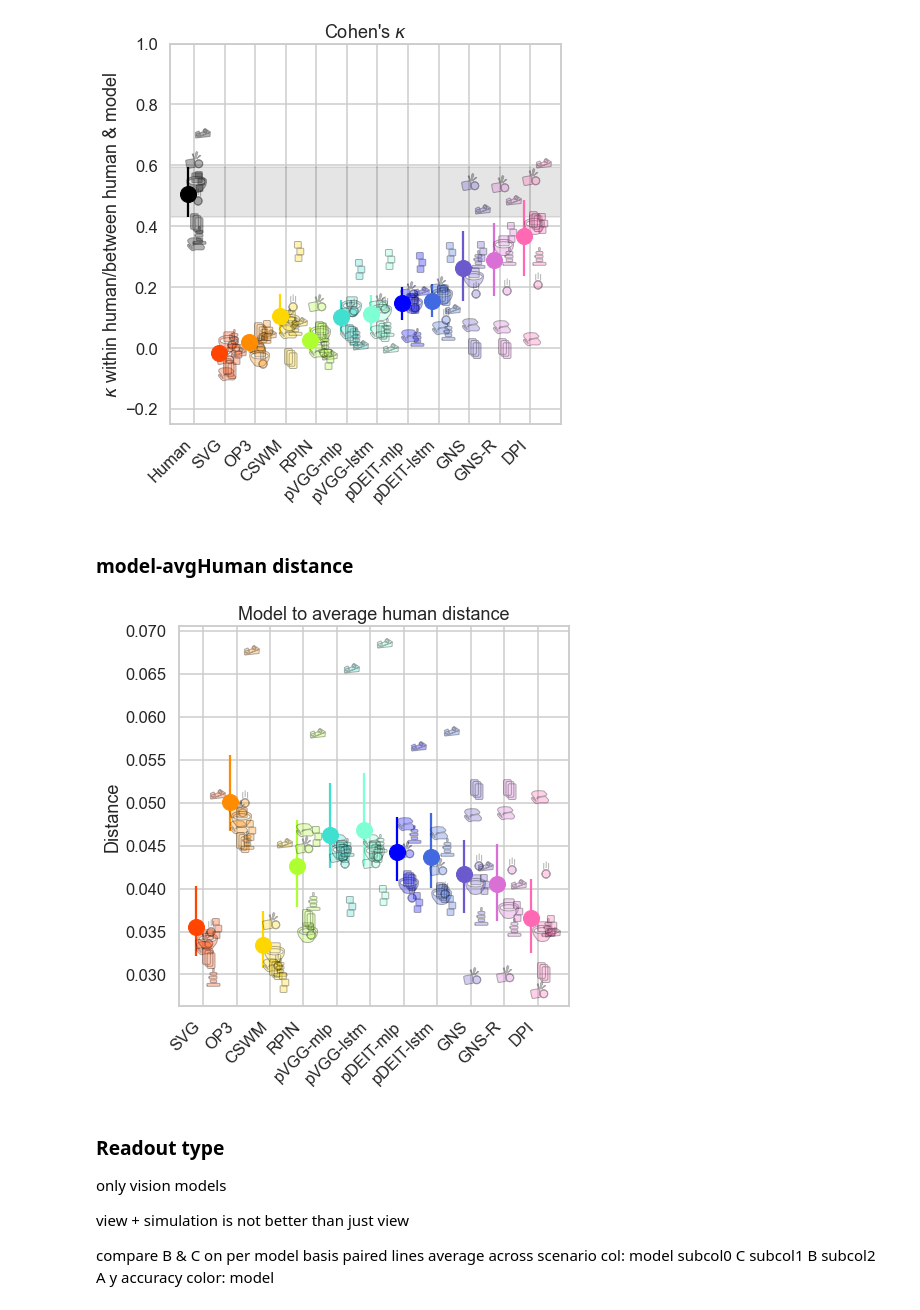
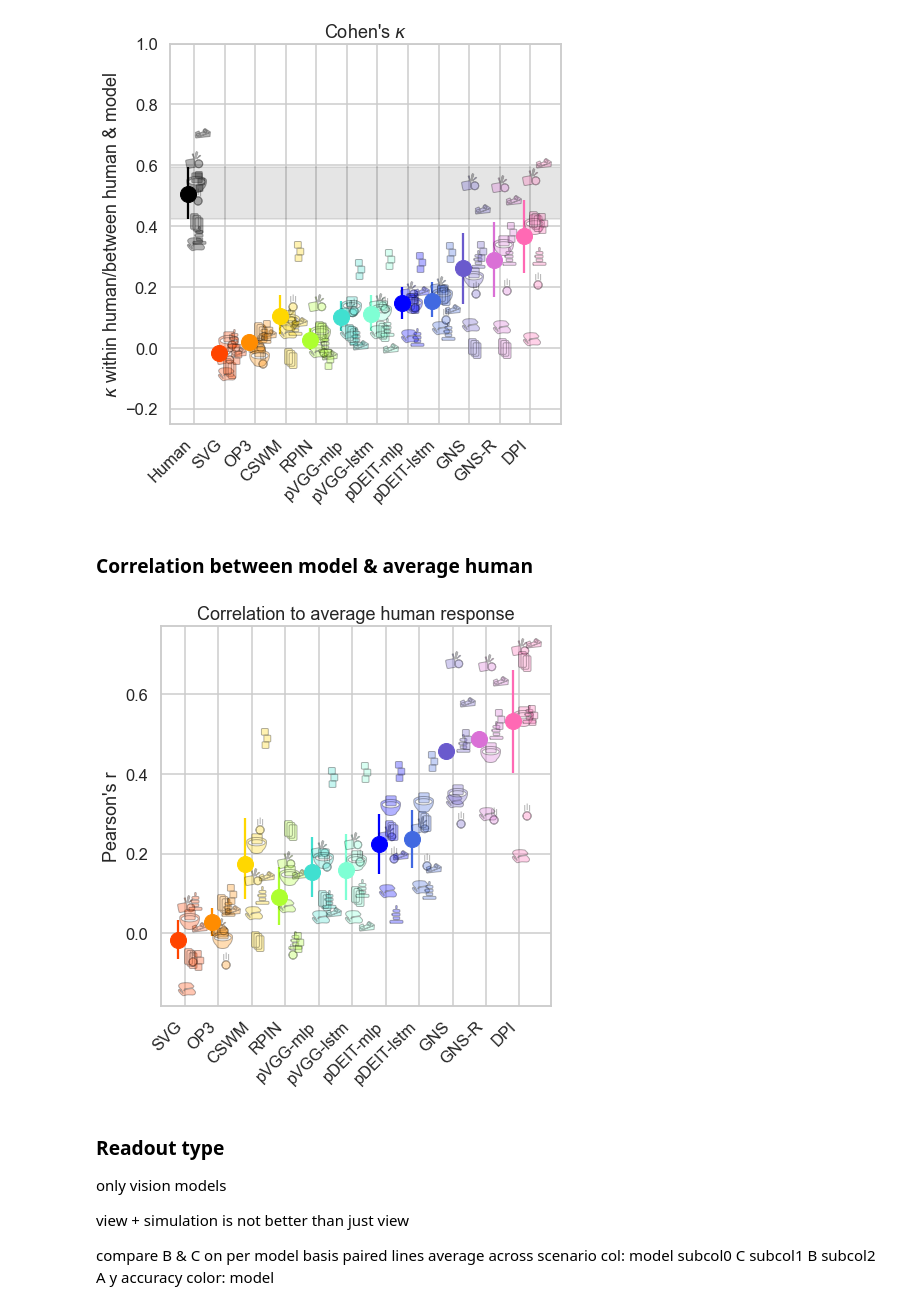
Before and after one commit to cogtoolslab/physics-benchmarking-neurips2021, a Jupyter notebook: analysis/paper_plots.ipynb, the cells around one changed output. Saved outputs shown, nothing was run; the diff lists cells and outputs as text; code cells hidden in the pictures.

Commit message:
Pearsons r for real this time

```diff
--- a/analysis/paper_plots.ipynb
+++ b/analysis/paper_plots.ipynb
@@ -118,12 +111,0 @@ AMRMSE = AMRMSE.groupby(['ModelID','scenario']).agg({
-# %%
-# get rid of multicols
-AMRMSE.columns = [''.join(col) if type(col) is tuple else col for col in AMRMSE.columns.values]
-# %%
-AMRMSE.reset_index(inplace=True)
-# %%
-AMRMSE = AMRMSE.rename(columns={
-    "RMSEmean":"RMSE_mean",
-    "RMSE<lambda_0>":"RMSE_lb",
-    "RMSE<lambda_1>":"RMSE_ub",
-    "Model Kindfirst":"Model Kind"
-})
@@ -130,7 +130,8 @@ AMRMSE = AMRMSE.rename(columns={
 # %%
 # merge dataframes
 _AMCK = AMCK[["ModelID","scenario","Cohens_k_lb","Cohens_k_med","Cohens_k_ub"]]
-_AMRMSE = AMRMSE[["ModelID","scenario","RMSE_mean","RMSE_lb","RMSE_ub",]]
+# _AMRMSE = AMRMSE[["ModelID","scenario","RMSE_mean","RMSE_lb","RMSE_ub",]]
+_AMRMSE = AMRMSE[["ModelID","scenario","RMSE","pearsons_r"]]
 MH = pd.merge(AMH,_AMCK,on=['ModelID',"scenario"])
 MH = pd.merge(MH,_AMRMSE,on=['ModelID',"scenario"])
 # %%
@@ -394,7 +371,7 @@ plt.show()
 # %% [output]
 [figure]
 # %% [markdown]
-### model-avgHuman distance
+### Correlation between model & average human
 # %%
 fig, axis = plt.subplots(figsize=FIGSIZE)
 
@@ -417,7 +394,7 @@ for si,scenario in enumerate(SCENARIOS):
 #               ms=MARKER_SIZE)
     #plot model data
     for x,(model,model_name) in enumerate(MODELS.items()):
-        axis.plot(x+si*SCEN_SHIFT,MH_both[(MH_both['scenario']==scenario) & (MH_both['Model Kind'] == model)]['RMSE_mean'],
+        axis.plot(x+si*SCEN_SHIFT,MH_both[(MH_both['scenario']==scenario) & (MH_both['Model Kind'] == model)]['pearsons_r'],
                   marker=ICONS[scenario],
                   fillstyle='full',
                   markerfacecolor=COLORS[model_name],
@@ -426,37 +403,37 @@ for si,scenario in enumerate(SCENARIOS):
                   alpha=.3,
                   ms=MARKER_SIZE)
 #plot means
 ## human
 # mean = ACK['corr_med'].mean()
 # lb = abs(mean-ACK['corr_lb'].mean())
 # ub = abs(mean-ACK['corr_ub'].mean())
 # assert ACK['corr_ub'].mean() == ub+mean
 # axis.errorbar(0-.2,mean,
 #               yerr=([lb],[ub]),
 #               label="Human",
 #               color="black",
 #               marker = "o",
 #               ms=MARKER_SIZE*MEAN_MULTIPLIER,
 # )
 ## models
 for x,(model,model_name) in enumerate(MODELS.items()):
-    mean,lb,ub,_,_ = bootstrap_means(MH_both[(MH_both['Model Kind'] == model)]['RMSE_mean'])
+    mean,lb,ub,_,_ = bootstrap_means(MH_both[(MH_both['Model Kind'] == model)]['pearsons_r'])
     axis.errorbar(x-.2,mean,([abs(mean-lb)],[abs(mean-ub)]),
       marker="o",
       color=COLORS[model_name],
       label=model_name,
       ms=MARKER_SIZE*MEAN_MULTIPLIER)
 
 #add labels
 axis.set_xticks(np.arange(len(MODELS)))
 axis.set_xticklabels(list(MODELS.values()),rotation=45,ha='right')
-axis.set_title("Model to average human distance")
-axis.set_ylabel("Distance")
+axis.set_title("Correlation to average human response")
+axis.set_ylabel("Pearson's r")
 # axis.set_ybound((0,0.08))
 plt.savefig(os.path.join(plot_dir,"human_model_distance.pdf"),bbox_inches='tight')
 plt.show()
 # %% [output]
-[figure, old version]
+[figure, new version]
 # %% [markdown]
 ### Readout type
 only vision models
```
Also changed, not shown: parts of 5 cells of this notebook, 1 other file.
